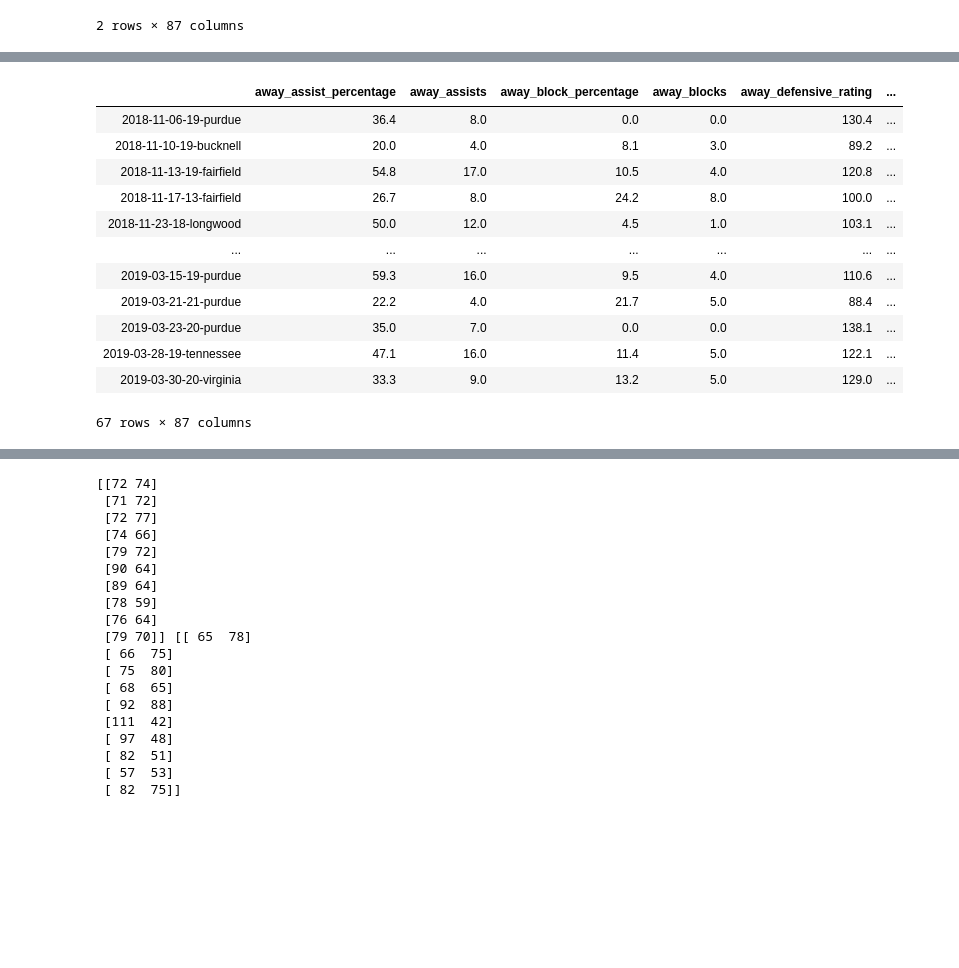
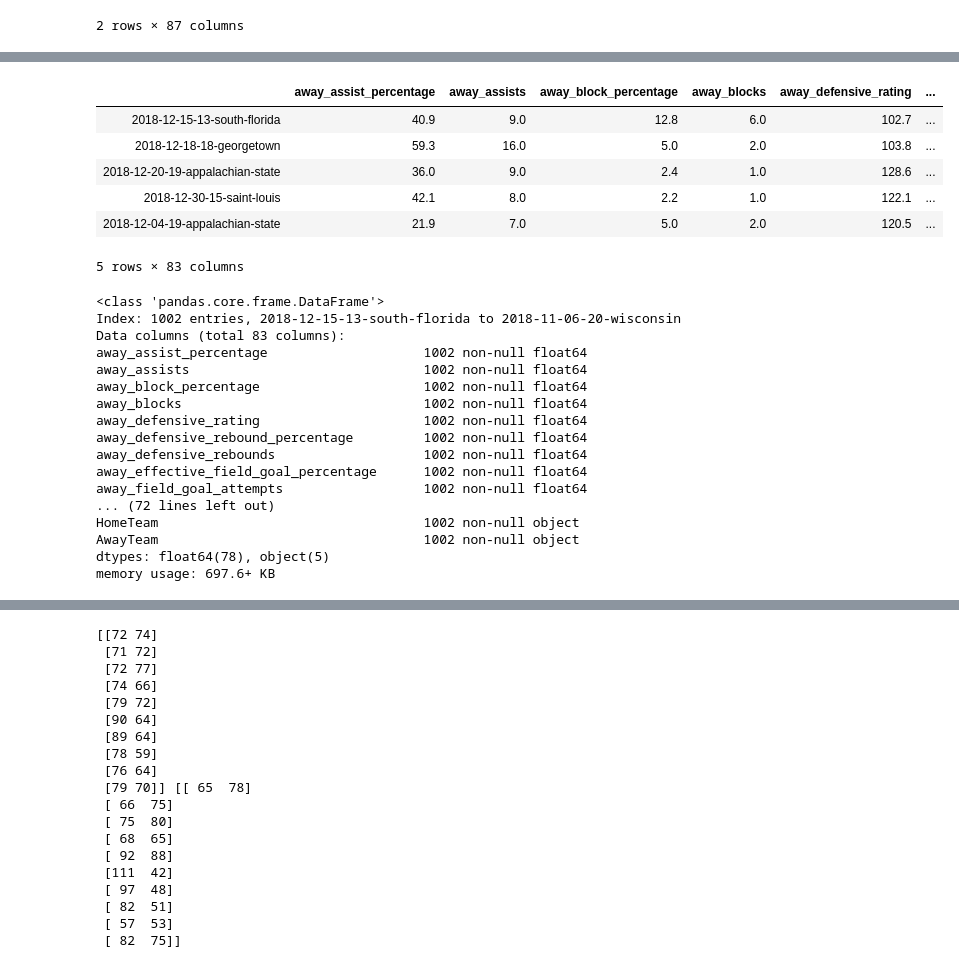
Before and after one commit to MachineEarnedRuns/NCAAB-Game-Predictor-WIP-, a Jupyter notebook: NCAA Men's Basketball Game Predictor.ipynb, the cells around one changed output, grey strips where cells are left out. Cells and saved outputs as stored; diff of their text form; code cells hidden in the pictures; blank space fills up the shorter version.

```diff
--- a/NCAA Men's Basketball Game Predictor.ipynb
+++ b/NCAA Men's Basketball Game Predictor.ipynb
@@ -762 +821,16 @@ Name: team, dtype: int64
+# %%
+df['HomeTeam'] = df.apply (lambda row: get_home(row), axis=1)
+df['AwayTeam'] = df.apply (lambda row: get_away(row), axis=1)
+# %%
+df.drop(columns=['losing_abbr','losing_name','winning_abbr','winning_name','location','home_ranking','away_ranking'],inplace=True)
+# %%
+df.head()
+# %% [output]
+|  | away_assist_percentage | away_assists | away_block_percentage | away_blocks | away_defensive_rating | ... |
+| 2018-12-15-13-south-florida | 40.9 | 9.0 | 12.8 | 6.0 | 102.7 | ... |
+| 2018-12-18-18-georgetown | 59.3 | 16.0 | 5.0 | 2.0 | 103.8 | ... |
+| 2018-12-20-19-appalachian-state | 36.0 | 9.0 | 2.4 | 1.0 | 128.6 | ... |
+| 2018-12-30-15-saint-louis | 42.1 | 8.0 | 2.2 | 1.0 | 122.1 | ... |
+| 2018-12-04-19-appalachian-state | 21.9 | 7.0 | 5.0 | 2.0 | 120.5 | ... |
+5 rows × 83 columns
 # %%
@@ -767,16 +840,20 @@ df['game_index'] = np.arange(len(purdue))
 # %%
-df
+df.info()
 # %% [output]
-|  | away_assist_percentage | away_assists | away_block_percentage | away_blocks | away_defensive_rating | ... |
-| 2018-11-06-19-purdue | 36.4 | 8.0 | 0.0 | 0.0 | 130.4 | ... |
-| 2018-11-10-19-bucknell | 20.0 | 4.0 | 8.1 | 3.0 | 89.2 | ... |
-| 2018-11-13-19-fairfield | 54.8 | 17.0 | 10.5 | 4.0 | 120.8 | ... |
-| 2018-11-17-13-fairfield | 26.7 | 8.0 | 24.2 | 8.0 | 100.0 | ... |
-| 2018-11-23-18-longwood | 50.0 | 12.0 | 4.5 | 1.0 | 103.1 | ... |
-| ... | ... | ... | ... | ... | ... | ... |
-| 2019-03-15-19-purdue | 59.3 | 16.0 | 9.5 | 4.0 | 110.6 | ... |
-| 2019-03-21-21-purdue | 22.2 | 4.0 | 21.7 | 5.0 | 88.4 | ... |
-| 2019-03-23-20-purdue | 35.0 | 7.0 | 0.0 | 0.0 | 138.1 | ... |
-| 2019-03-28-19-tennessee | 47.1 | 16.0 | 11.4 | 5.0 | 122.1 | ... |
-| 2019-03-30-20-virginia | 33.3 | 9.0 | 13.2 | 5.0 | 129.0 | ... |
-67 rows × 87 columns
+<class 'pandas.core.frame.DataFrame'>
+Index: 1002 entries, 2018-12-15-13-south-florida to 2018-11-06-20-wisconsin
+Data columns (total 83 columns):
+away_assist_percentage                    1002 non-null float64
+away_assists                              1002 non-null float64
+away_block_percentage                     1002 non-null float64
+away_blocks                               1002 non-null float64
+away_defensive_rating                     1002 non-null float64
+away_defensive_rebound_percentage         1002 non-null float64
+away_defensive_rebounds                   1002 non-null float64
+away_effective_field_goal_percentage      1002 non-null float64
+away_field_goal_attempts                  1002 non-null float64
+... (72 lines left out)
+HomeTeam                                  1002 non-null object
+AwayTeam                                  1002 non-null object
+dtypes: float64(78), object(5)
+memory usage: 697.6+ KB
```
Also changed, not shown: parts of 27 cells of this notebook.
